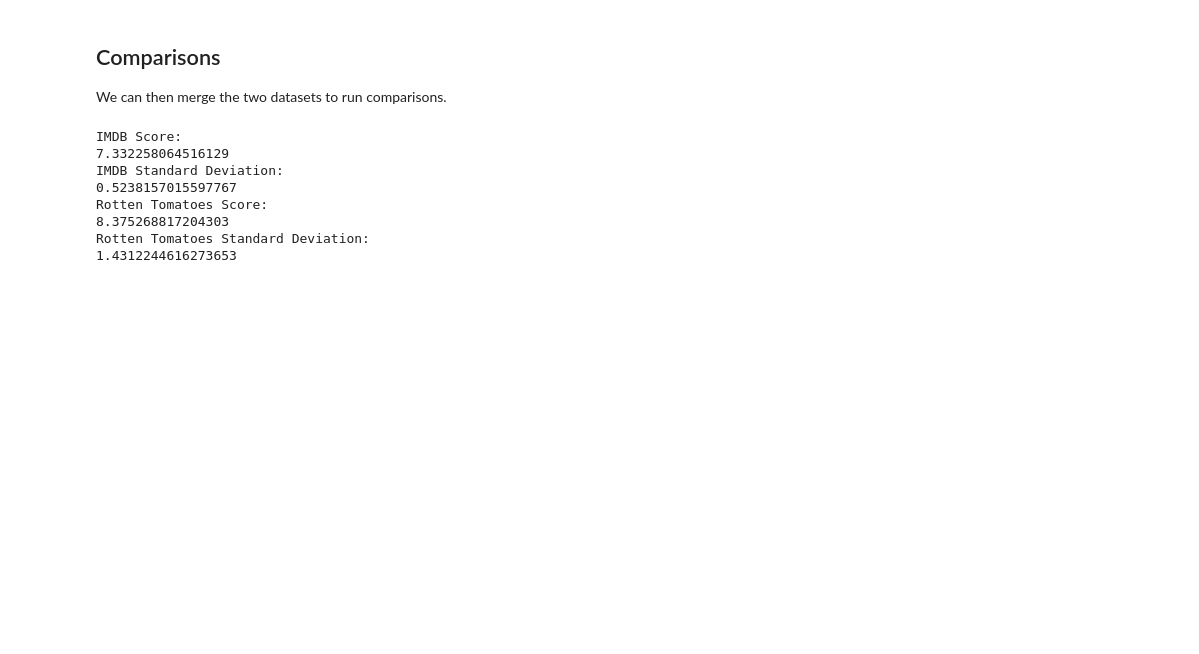
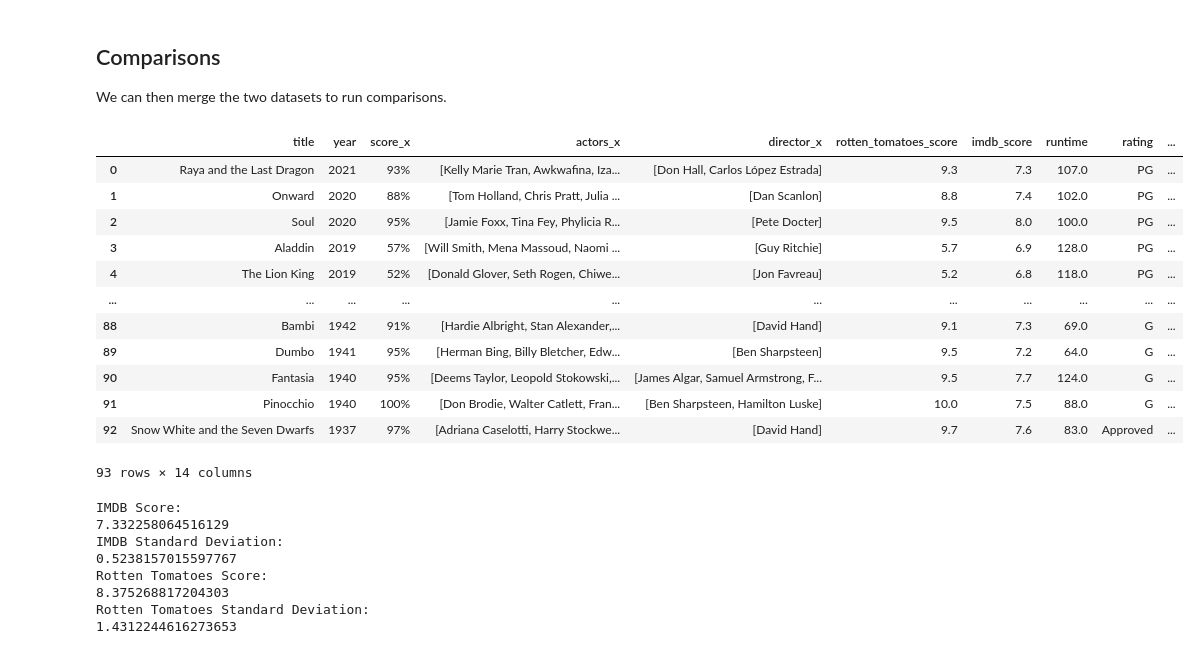
Before and after one commit to oliviahanks/Movies, a Jupyter notebook: disney_movie_analysis/analysis.ipynb, the cells around one changed output. Cells and saved outputs as stored; diff of their text form; code cells hidden in the pictures; blank space fills up the shorter version.

```diff
--- a/disney_movie_analysis/analysis.ipynb
+++ b/disney_movie_analysis/analysis.ipynb
@@ -70,9 +70,24 @@ imdb.to_csv('data/imdb.csv', index = False)
 ## Comparisons
 We can then merge the two datasets to run comparisons.
 # %%
-merged = rotten_tomatoes.merge(imdb, how= 'inner', on = ['title', 'year'])
-merged = merged.rename(columns={'score_y': 'imdb_score', 'comparison_score': 'rotten_tomatoes_score'})
+merged = merge_imdb_rt(imdb, rotten_tomatoes)
 merged.to_csv('data/merged.csv', index = False)
+# %%
+merged
+# %% [output]
+|  | title | year | score_x | actors_x | director_x | rotten_tomatoes_score | imdb_score | runtime | rating | ... |
+| 0 | Raya and the Last Dragon | 2021 | 93% | [Kelly Marie Tran, Awkwafina, Iza... | [Don Hall, Carlos López Estrada] | 9.3 | 7.3 | 107.0 | PG | ... |
+| 1 | Onward | 2020 | 88% | [Tom Holland, Chris Pratt, Julia ... | [Dan Scanlon] | 8.8 | 7.4 | 102.0 | PG | ... |
+| 2 | Soul | 2020 | 95% | [Jamie Foxx, Tina Fey, Phylicia R... | [Pete Docter] | 9.5 | 8.0 | 100.0 | PG | ... |
+| 3 | Aladdin | 2019 | 57% | [Will Smith, Mena Massoud, Naomi ... | [Guy Ritchie] | 5.7 | 6.9 | 128.0 | PG | ... |
+| 4 | The Lion King | 2019 | 52% | [Donald Glover, Seth Rogen, Chiwe... | [Jon Favreau] | 5.2 | 6.8 | 118.0 | PG | ... |
+| ... | ... | ... | ... | ... | ... | ... | ... | ... | ... | ... |
+| 88 | Bambi | 1942 | 91% | [Hardie Albright, Stan Alexander,... | [David Hand] | 9.1 | 7.3 | 69.0 | G | ... |
+| 89 | Dumbo | 1941 | 95% | [Herman Bing, Billy Bletcher, Edw... | [Ben Sharpsteen] | 9.5 | 7.2 | 64.0 | G | ... |
+| 90 | Fantasia | 1940 | 95% | [Deems Taylor, Leopold Stokowski,... | [James Algar, Samuel Armstrong, F... | 9.5 | 7.7 | 124.0 | G | ... |
+| 91 | Pinocchio | 1940 | 100% | [Don Brodie, Walter Catlett, Fran... | [Ben Sharpsteen, Hamilton Luske] | 10.0 | 7.5 | 88.0 | G | ... |
+| 92 | Snow White and the Seven Dwarfs | 1937 | 97% | [Adriana Caselotti, Harry Stockwe... | [David Hand] | 9.7 | 7.6 | 83.0 | Approved | ... |
+93 rows × 14 columns
 # %%
 print("IMDB Score: ")
 print(merged.imdb_score.mean())
```
Also changed, not shown: parts of 1 cell of this notebook, 14 other files.
